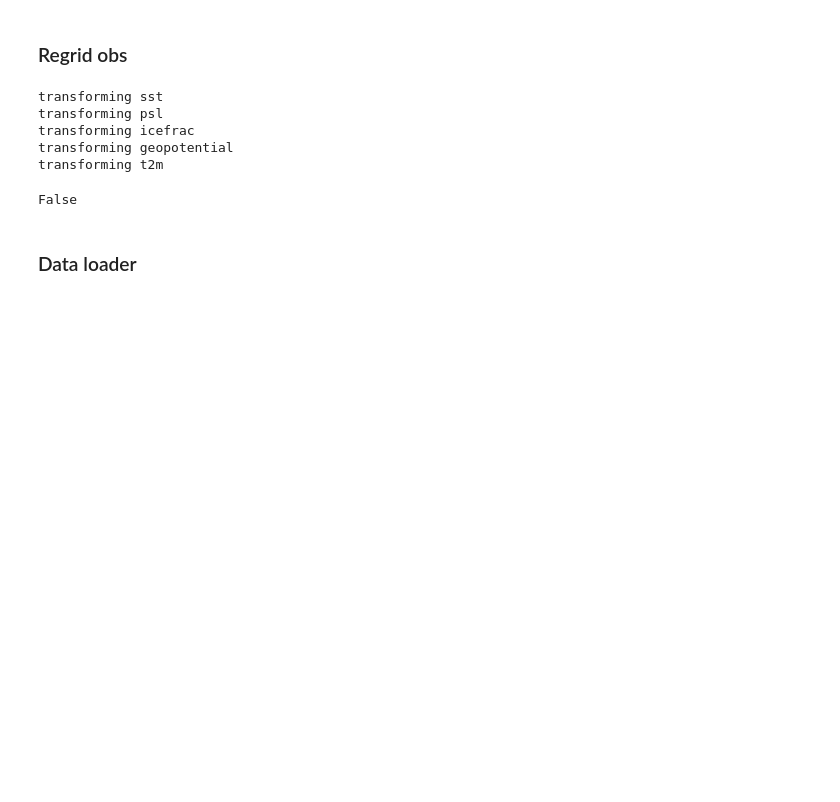
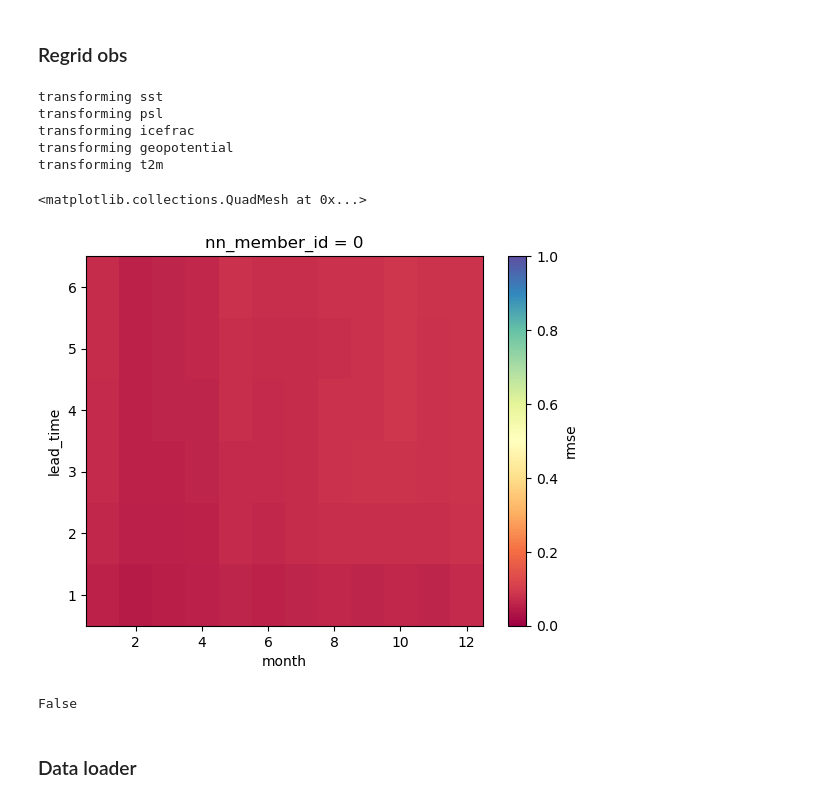
Before and after one commit to ychnli/sicpred, a Jupyter notebook: finetune.ipynb, the cells around one changed output. Drawn from its saved outputs; the diff is of its cells as text; code cells hidden in the pictures; blank space fills up the shorter version.

```diff
--- a/finetune.ipynb
+++ b/finetune.ipynb
@@ -117,6 +117,12 @@ transforming psl
 transforming icefrac
 transforming geopotential
 transforming t2m
+# %%
+ds = xr.open_dataset("/scratch/users/yucli/sicpred_model_predictions/obs_input2/diagnostics/rmse_agg.nc")
+ds["rmse"].plot(vmin=0, vmax=1, cmap="Spectral")
+# %% [output]
+<matplotlib.collections.QuadMesh at 0x...>
+[figure, added]
 # %%
 "member_id" in ds.indexes
 # %% [output]
```
Also changed, not shown: 3 other files.
